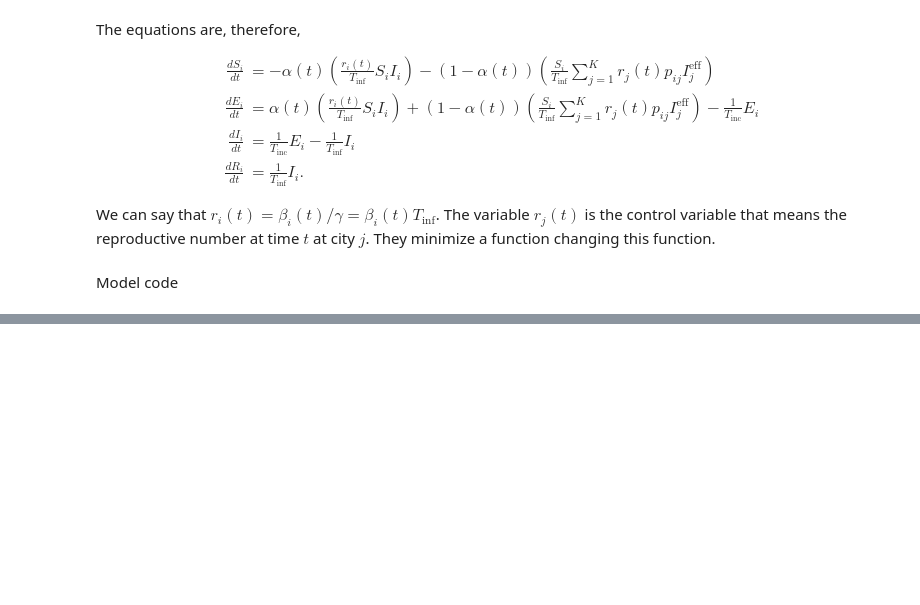
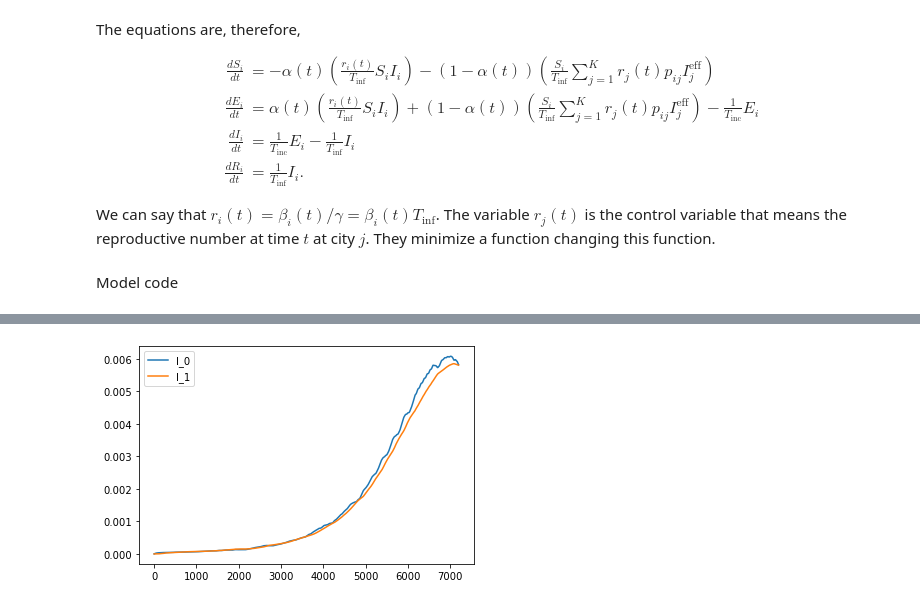
Before and after one commit to lucasmoschen/optimal-vaccination-networks, a Jupyter notebook: notebooks/robot_dance_model.ipynb, the cells around one changed output, grey strips where cells are left out. Drawn from its saved outputs; the diff is of its cells as text; code cells hidden in the pictures; blank space fills up the shorter version.

```diff
--- a/notebooks/robot_dance_model.ipynb
+++ b/notebooks/robot_dance_model.ipynb
@@ -127,0 +148,40 @@ plt.show()
+# %%
+K = 5
+population = np.array([1e6, 1e4, 1e4, 1e4, 1e4])
+
+p_0j = 0.4
+p_j0 = 0.01
+
+
+p_matrix = np.array([
+    [1-4*p_0j, p_0j, p_0j, p_0j, p_0j],
+    [p_j0, 1-p_j0, 0, 0, 0],
+    [p_j0, 0, 1-p_j0, 0, 0],
+    [p_j0, 0, 0, 1-p_j0, 0],
+    [p_j0, 0, 0, 0, 1-p_j0]
+])
+population_eff = population @ p_matrix
+
+# working hours between 6 and 18 hours.
+alpha = lambda t: 1.0 if t % 24 < 6 or t % 24 > 18 else 0.0
+beta = np.array([0.5, 0.4, 0.4, 0.4, 0.4]) / 24
+tau = 1/(5.2 * 24)
+gamma = 1/(2.9 * 24)
+# %%
+n_days = 300
+t_eval = np.linspace(0, 24 * n_days, 100 * n_days)
+
+sol = solve_ivp(fun=model_ode,
+                t_span=(0,24 * n_days),
+                y0=y0,
+                method='RK45',
+                t_eval=t_eval,
+                args = (alpha, beta, tau, gamma, population, p_matrix, population_eff, K)
+               )
+# %%
+plt.plot(sol.t, sol.y[2*K], label='I_0')
+plt.plot(sol.t, sol.y[2*K+2], label='I_1')
+plt.legend()
+plt.show()
+# %% [output]
+[figure, added]
```
Also changed, not shown: parts of 8 cells of this notebook.
